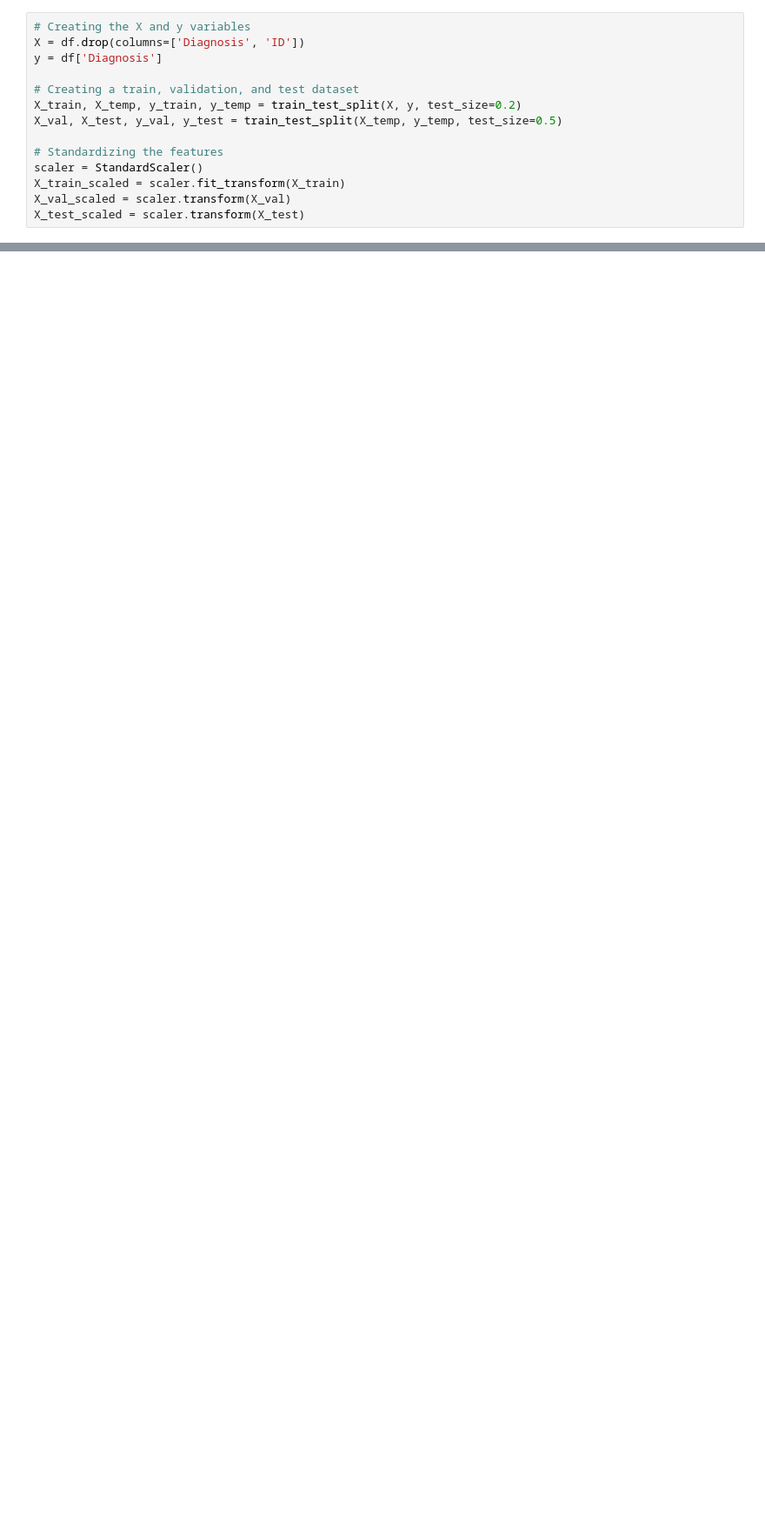
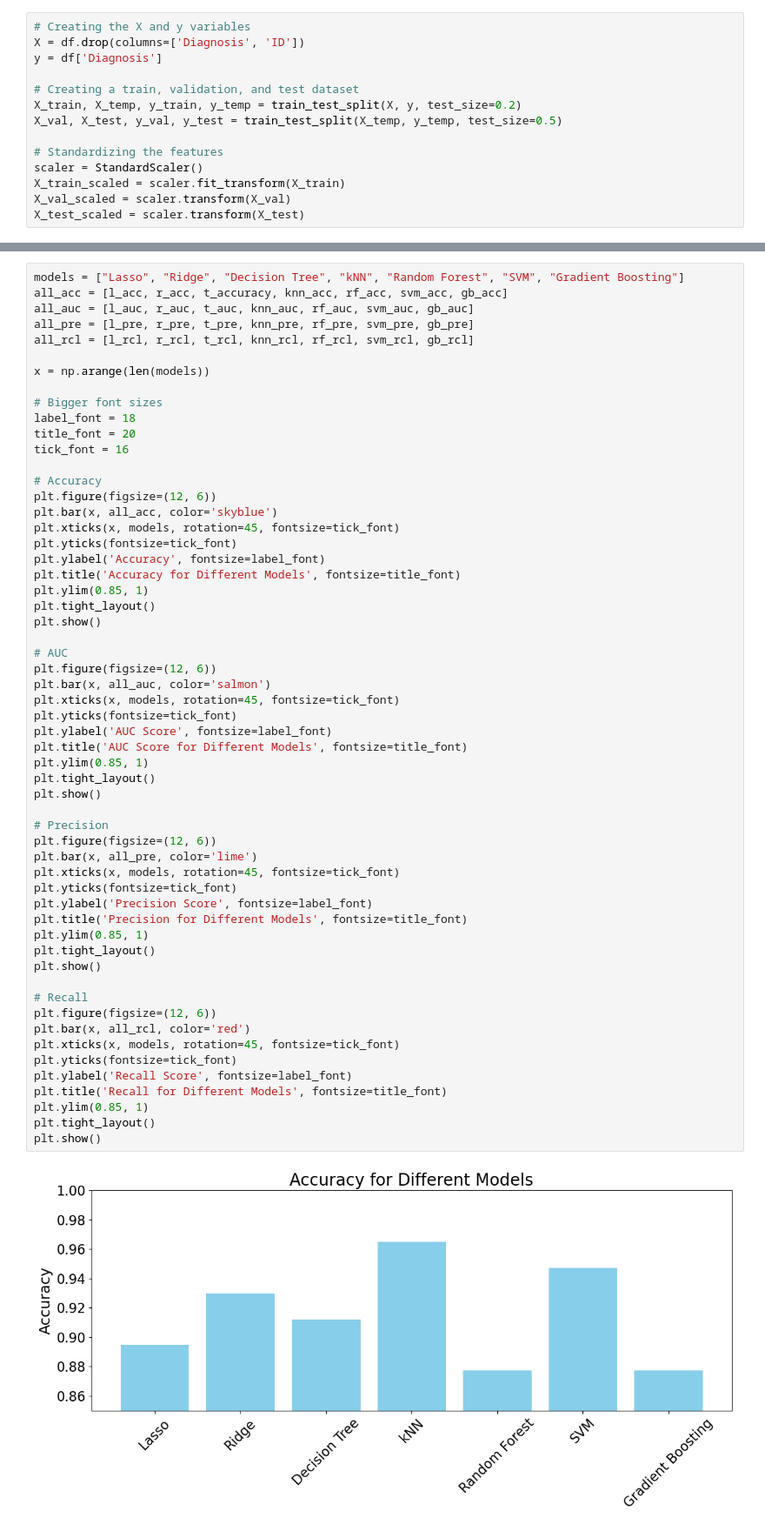
Before and after one commit to jbrottier/stat451project, a Jupyter notebook: Sample.ipynb, the cells around one changed output, grey strips where cells are left out. Shown: that part at 87% size. Cells and saved outputs as stored; diff of their text form; blank space fills up the shorter version.

```diff
--- a/Sample.ipynb
+++ b/Sample.ipynb
@@ -462,0 +503,59 @@ plt.show()
+# %%
+models = ["Lasso", "Ridge", "Decision Tree", "kNN", "Random Forest", "SVM", "Gradient Boosting"]
+all_acc = [l_acc, r_acc, t_accuracy, knn_acc, rf_acc, svm_acc, gb_acc]
+all_auc = [l_auc, r_auc, t_auc, knn_auc, rf_auc, svm_auc, gb_auc]
+all_pre = [l_pre, r_pre, t_pre, knn_pre, rf_pre, svm_pre, gb_pre]
+all_rcl = [l_rcl, r_rcl, t_rcl, knn_rcl, rf_rcl, svm_rcl, gb_rcl]
+
+x = np.arange(len(models))
+
+# Bigger font sizes
+label_font = 18
+title_font = 20
+tick_font = 16
+
+# Accuracy
+plt.figure(figsize=(12, 6))
+plt.bar(x, all_acc, color='skyblue')
+plt.xticks(x, models, rotation=45, fontsize=tick_font)
+plt.yticks(fontsize=tick_font)
+plt.ylabel('Accuracy', fontsize=label_font)
+plt.title('Accuracy for Different Models', fontsize=title_font)
+plt.ylim(0.85, 1)
+plt.tight_layout()
+plt.show()
+
+# AUC
+plt.figure(figsize=(12, 6))
+plt.bar(x, all_auc, color='salmon')
+plt.xticks(x, models, rotation=45, fontsize=tick_font)
+plt.yticks(fontsize=tick_font)
+plt.ylabel('AUC Score', fontsize=label_font)
+plt.title('AUC Score for Different Models', fontsize=title_font)
+plt.ylim(0.85, 1)
+plt.tight_layout()
+plt.show()
+
+# Precision
+plt.figure(figsize=(12, 6))
+plt.bar(x, all_pre, color='lime')
+plt.xticks(x, models, rotation=45, fontsize=tick_font)
+plt.yticks(fontsize=tick_font)
+plt.ylabel('Precision Score', fontsize=label_font)
+plt.title('Precision for Different Models', fontsize=title_font)
+plt.ylim(0.85, 1)
+plt.tight_layout()
+plt.show()
+
+# Recall
+plt.figure(figsize=(12, 6))
+plt.bar(x, all_rcl, color='red')
+plt.xticks(x, models, rotation=45, fontsize=tick_font)
+plt.yticks(fontsize=tick_font)
+plt.ylabel('Recall Score', fontsize=label_font)
+plt.title('Recall for Different Models', fontsize=title_font)
+plt.ylim(0.85, 1)
+plt.tight_layout()
+plt.show()
+# %% [output]
+[figure, added]
```
Also changed, not shown: parts of 13 cells of this notebook.
